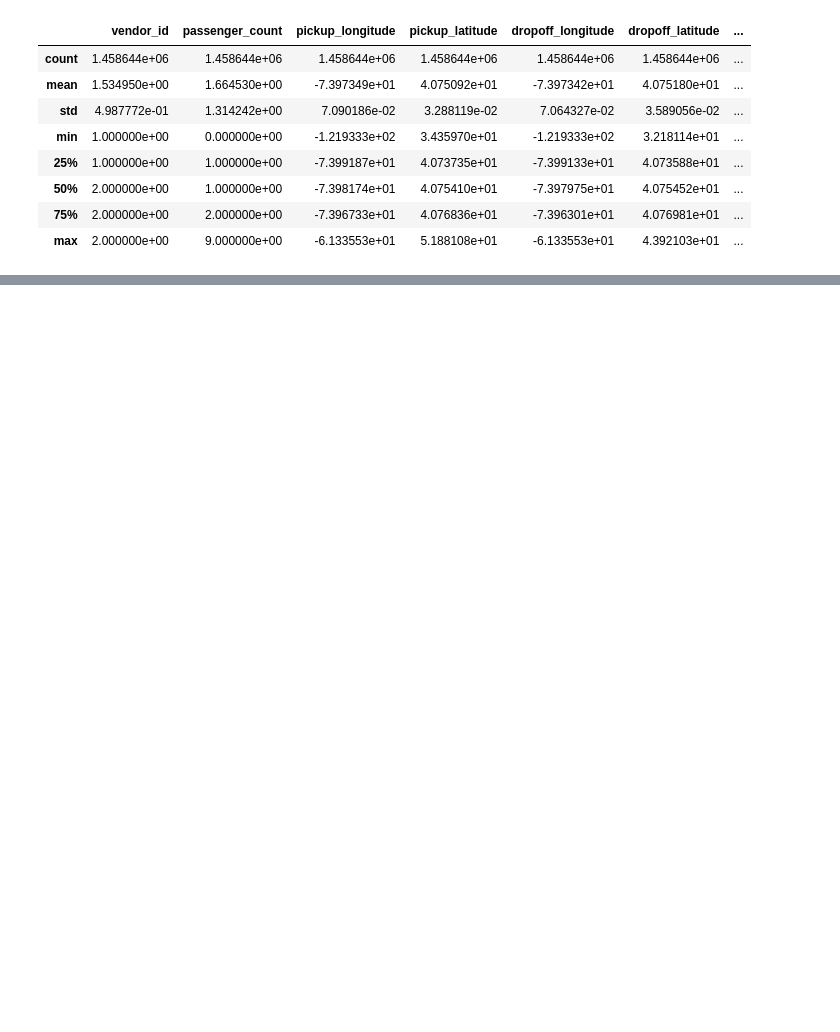
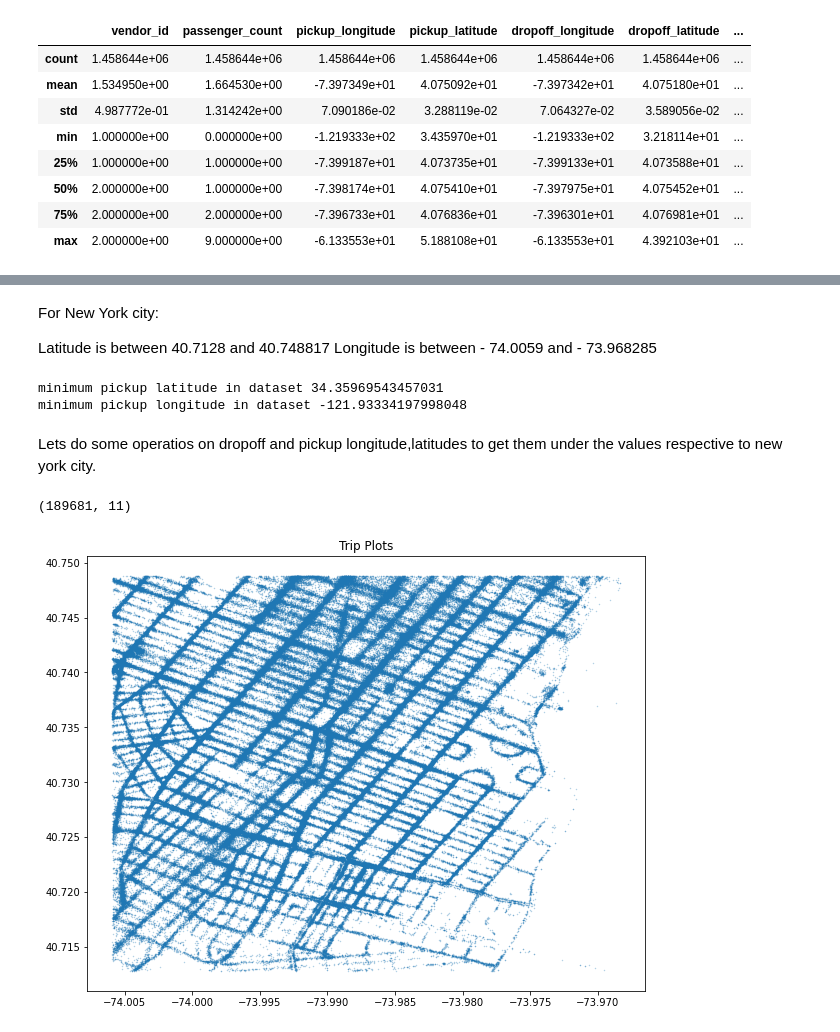
Before and after one commit to Shashwat-spyder/NYC-Taxi-Trip-Time, a Jupyter notebook: NYC_Taxi_Trip_Time_Prediction_Capstone_Project.ipynb, the cells around one changed output, grey strips where cells are left out. Cells and saved outputs as stored; diff of their text form; code cells hidden in the pictures; blank space fills up the shorter version.

```diff
--- a/NYC_Taxi_Trip_Time_Prediction_Capstone_Project.ipynb
+++ b/NYC_Taxi_Trip_Time_Prediction_Capstone_Project.ipynb
@@ -226,2 +118,0 @@ nyc_df[nyc_df['trip_duration']>=10000]['trip_duration'].count()
-# %%
-nyc_df=nyc_df[nyc_df['trip_duration']<=1000]
@@ -228,3 +166,36 @@ nyc_df=nyc_df[nyc_df['trip_duration']<=1000]
+# %% [markdown]
+For New York city:
+
+Latitude is between 40.7128 and 40.748817 Longitude is between - 74.0059 and - 73.968285
+# %%
+print('minimum pickup latitude in dataset' , nyc_df['pickup_latitude'].min())
+print('minimum pickup longitude in dataset' , nyc_df['pickup_longitude'].min())
+# %% [output]
+minimum pickup latitude in dataset 34.35969543457031
+minimum pickup longitude in dataset -121.93334197998048
+# %% [markdown]
+Lets do some operatios on dropoff and pickup longitude,latitudes to get them under the values respective to new york city.
+# %%
+nyc_df=nyc_df[nyc_df['pickup_latitude']>=40.7128]
+nyc_df=nyc_df[nyc_df['pickup_latitude']<=40.748817]
+nyc_df=nyc_df[nyc_df['dropoff_latitude']>=40.7128]
+nyc_df=nyc_df[nyc_df['dropoff_latitude']<=40.748817]
+nyc_df=nyc_df[nyc_df['pickup_longitude']>=-74.0059]
+nyc_df=nyc_df[nyc_df['pickup_longitude']<=-73.968285]
+nyc_df=nyc_df[nyc_df['dropoff_longitude']<=-73.968285]
+nyc_df=nyc_df[nyc_df['dropoff_longitude']>=-74.0059]
+nyc_df.shape
+# %% [output]
+(189681, 11)
+# %%
+longitude = list(nyc_df.pickup_longitude) + list(nyc_df.dropoff_longitude)
+latitude = list(nyc_df.pickup_latitude) + list(nyc_df.dropoff_latitude)
+plt.figure(figsize = (10,8))
+plt.plot(longitude,latitude,'.',alpha = .40, markersize = .8)
+plt.title('Trip Plots')
+plt.show()
+# %% [output]
+[figure, added]
 # %%
 nyc_df['trip_duration']
 # %% [output]
```
Also changed, not shown: parts of 200 cells of this notebook.
